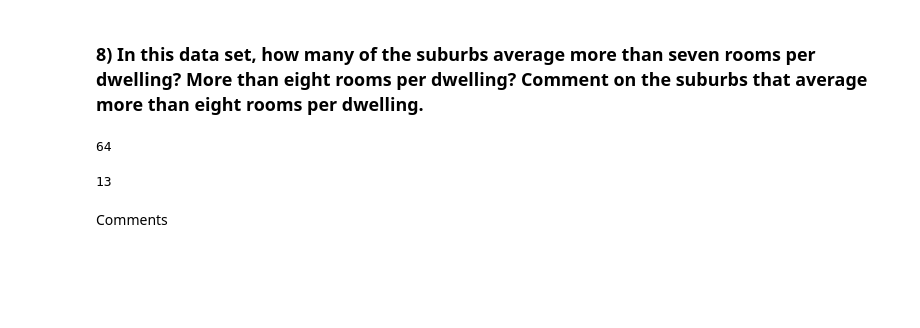
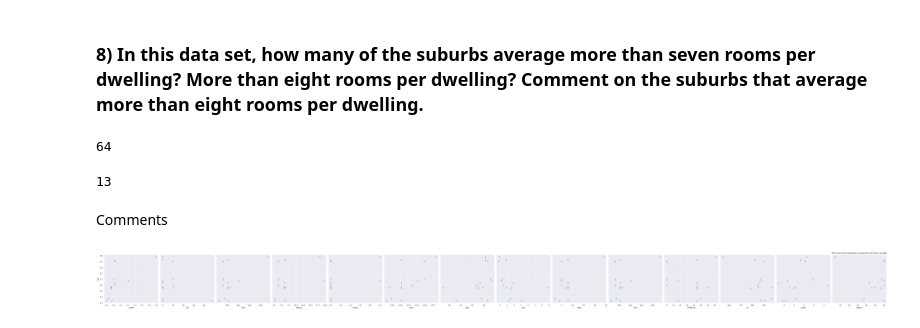
Before and after one commit to giginar/Machinelearning, a Jupyter notebook: yigit_kucukcinar_lab1.ipynb, the cells around one changed output. Drawn from its saved outputs; the diff is of its cells as text; code cells hidden in the pictures; blank space fills up the shorter version.

Commit message:
My own comments on Boston Housing Data Set.

```diff
--- a/yigit_kucukcinar_lab1.ipynb
+++ b/yigit_kucukcinar_lab1.ipynb
@@ -169,2 +176,10 @@ len(df[df['RM']>8])
 # %% [markdown]
 Comments
+# %%
+df2 = df[df['RM']>8]
+xVars = ["CRIM","ZN","TAX","INDUS","CHAS","NOX","AGE","DIS","RAD","TAX","PTRATIO","B","LSTAT","MEDV"]
+sns.pairplot(x_vars=xVars, y_vars='RM', data=df2, height=5)
+plt.title("RM more than 8 dwellings compared to all other variable")
+plt.show()
+# %% [output]
+[figure, added]
```
Also changed, not shown: parts of 9 cells of this notebook.
